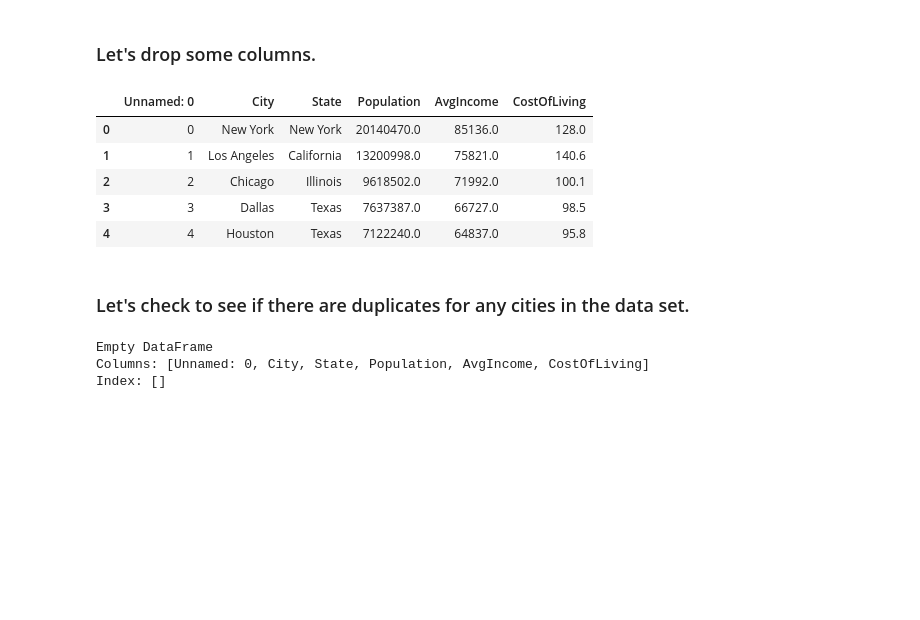
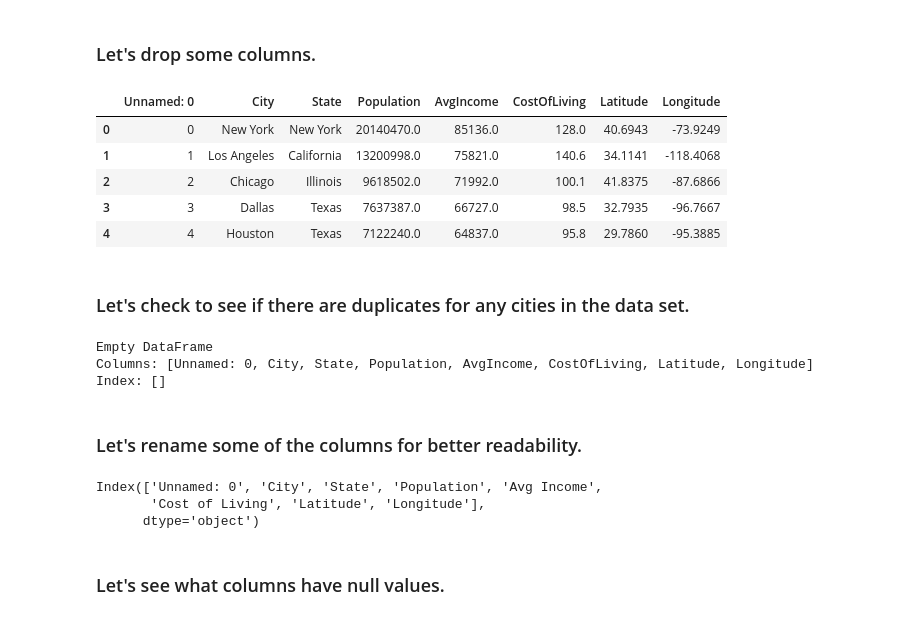
Before and after one commit to TinaBaldwin/US_Cities_Data, a Jupyter notebook: Cleaning_USCities.ipynb, the cells around one changed output. Drawn from its saved outputs; the diff is of its cells as text; code cells hidden in the pictures; blank space fills up the shorter version.

Commit message:
Cleaned up column headers, renamed columns, identified null values

```diff
--- a/Cleaning_USCities.ipynb
+++ b/Cleaning_USCities.ipynb
@@ -120,31 +138,29 @@ list(us_cities.columns)
 # %%
 us_cities = us_cities.drop(
     [
     'Region',
     'BikeScore',
     'WalkScore',
     'TransitScore',
     'CommuteTime',
     'PriceParity',
     'UnempRate',
     'AvgRent',
     'MedianRent',
     'MedianAQI',
-    'Latitude',
-    'Longitude',
     'Size'
     ],
     axis=1
 )
 
 us_cities.head()
 # %% [output]
-|  | Unnamed: 0 | City | State | Population | AvgIncome | CostOfLiving |
-| 0 | 0 | New York | New York | 20140470.0 | 85136.0 | 128.0 |
-| 1 | 1 | Los Angeles | California | 13200998.0 | 75821.0 | 140.6 |
-| 2 | 2 | Chicago | Illinois | 9618502.0 | 71992.0 | 100.1 |
-| 3 | 3 | Dallas | Texas | 7637387.0 | 66727.0 | 98.5 |
-| 4 | 4 | Houston | Texas | 7122240.0 | 64837.0 | 95.8 |
+|  | Unnamed: 0 | City | State | Population | AvgIncome | CostOfLiving | Latitude | Longitude |
+| 0 | 0 | New York | New York | 20140470.0 | 85136.0 | 128.0 | 40.6943 | -73.9249 |
+| 1 | 1 | Los Angeles | California | 13200998.0 | 75821.0 | 140.6 | 34.1141 | -118.4068 |
+| 2 | 2 | Chicago | Illinois | 9618502.0 | 71992.0 | 100.1 | 41.8375 | -87.6866 |
+| 3 | 3 | Dallas | Texas | 7637387.0 | 66727.0 | 98.5 | 32.7935 | -96.7667 |
+| 4 | 4 | Houston | Texas | 7122240.0 | 64837.0 | 95.8 | 29.7860 | -95.3885 |
 # %% [markdown]
 ### Let's check to see if there are duplicates for any cities in the data set.
 # %%
@@ -153,5 +169,19 @@ duplicate_city = us_cities[us_cities.duplicated(subset=['City', 'State'])]
 print(duplicate_city)
 # %% [output]
 Empty DataFrame
-Columns: [Unnamed: 0, City, State, Population, AvgIncome, CostOfLiving]
+Columns: [Unnamed: 0, City, State, Population, AvgIncome, CostOfLiving, Latitude, Longitude]
 Index: []
+# %% [markdown]
+### Let's rename some of the columns for better readability.
+# %%
+us_cities.rename(columns={'AvgIncome' : 'Avg Income',
+                          'CostOfLiving' : 'Cost of Living'
+                          },
+                          inplace = True)
+us_cities.columns
+# %% [output]
+Index(['Unnamed: 0', 'City', 'State', 'Population', 'Avg Income',
+       'Cost of Living', 'Latitude', 'Longitude'],
+      dtype='object')
+# %% [markdown]
+### Let's see what columns have null values.
```
Also changed, not shown: parts of 7 cells of this notebook, 1 other file.
